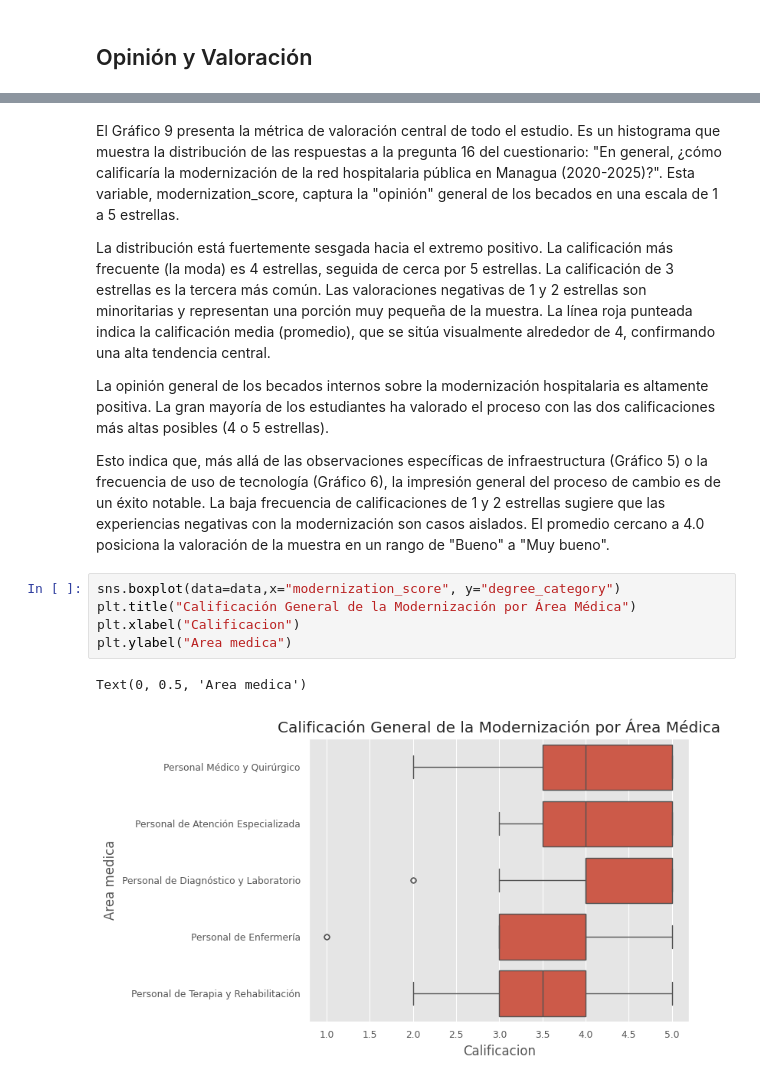
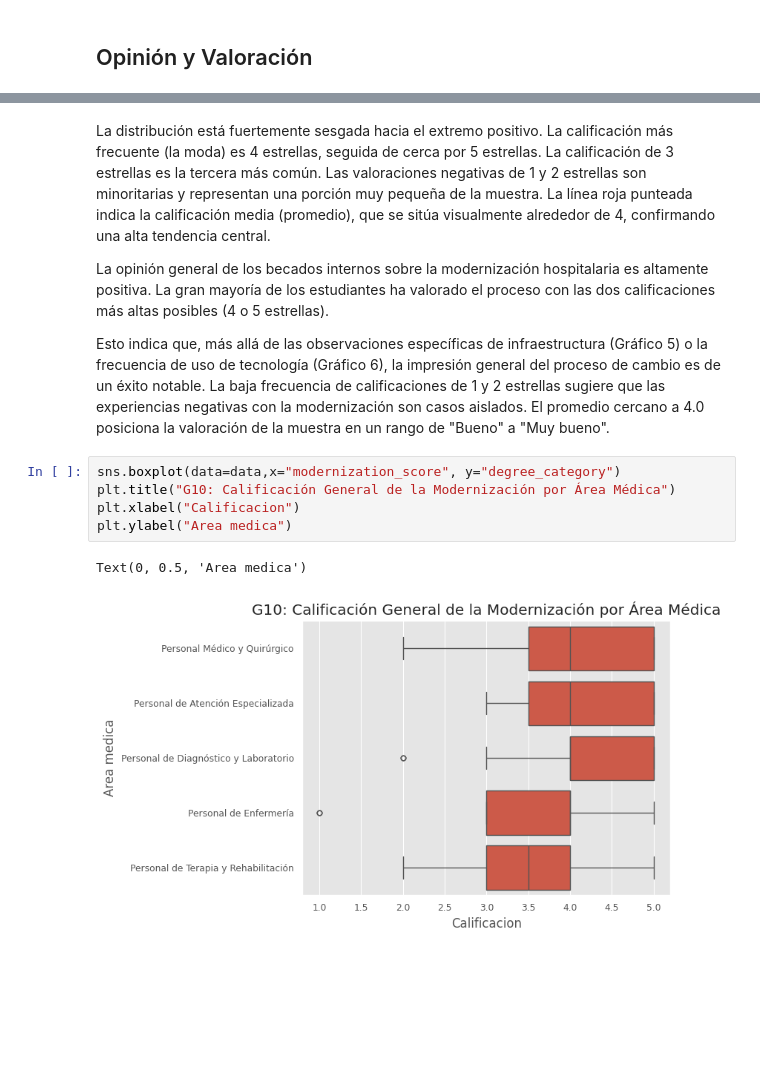
Before and after one commit to Mortadelo24/mejora-infrastructura-hospitalaria-managua-nicaragua, a Jupyter notebook: 03_Data_Analysis.ipynb, the cells around one changed output, grey strips where cells are left out. Saved outputs shown, nothing was run; the diff lists cells and outputs as text; blank space fills up the shorter version.

```diff
--- a/03_Data_Analysis.ipynb
+++ b/03_Data_Analysis.ipynb
@@ -271,5 +267,4 @@ Text(0.5, 0, 'Calificacion')
 # %% [markdown]
-El Gráfico 9 presenta la métrica de valoración central de todo el estudio. Es un histograma que muestra la distribución de las respuestas a la pregunta 16 del cuestionario: "En general, ¿cómo calificaría la modernización de la red hospitalaria pública en Managua (2020-2025)?". Esta variable, modernization_score, captura la "opinión" general de los becados en una escala de 1 a 5 estrellas.
 
 La distribución está fuertemente sesgada hacia el extremo positivo. La calificación más frecuente (la moda) es 4 estrellas, seguida de cerca por 5 estrellas. La calificación de 3 estrellas es la tercera más común. Las valoraciones negativas de 1 y 2 estrellas son minoritarias y representan una porción muy pequeña de la muestra. La línea roja punteada indica la calificación media (promedio), que se sitúa visualmente alrededor de 4, confirmando una alta tendencia central.
 
@@ -278,10 +273,10 @@ La opinión general de los becados internos sobre la modernización hospitalaria
 Esto indica que, más allá de las observaciones específicas de infraestructura (Gráfico 5) o la frecuencia de uso de tecnología (Gráfico 6), la impresión general del proceso de cambio es de un éxito notable. La baja frecuencia de calificaciones de 1 y 2 estrellas sugiere que las experiencias negativas con la modernización son casos aislados. El promedio cercano a 4.0 posiciona la valoración de la muestra en un rango de "Bueno" a "Muy bueno".
 # %%
 sns.boxplot(data=data,x="modernization_score", y="degree_category")
-plt.title("Calificación General de la Modernización por Área Médica")
+plt.title("G10: Calificación General de la Modernización por Área Médica")
 plt.xlabel("Calificacion")
 plt.ylabel("Area medica")
 # %% [output]
 Text(0, 0.5, 'Area medica')
-[figure, old version]
+[figure, new version]
 # %% [markdown]
```
Also changed, not shown: parts of 17 cells of this notebook.
